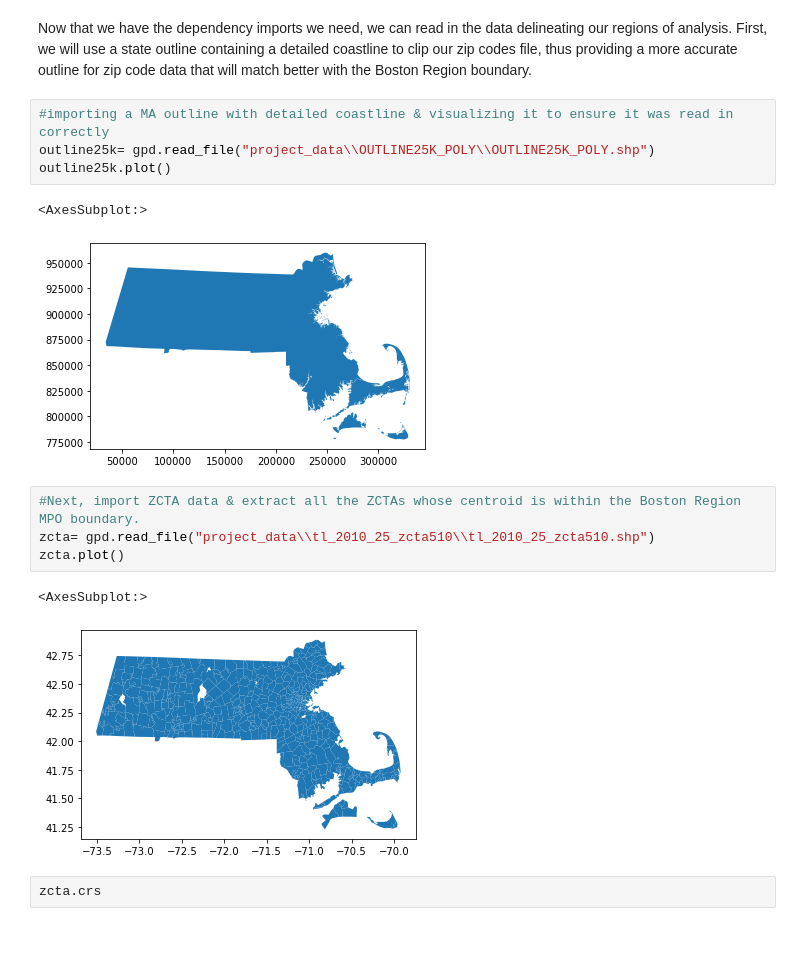
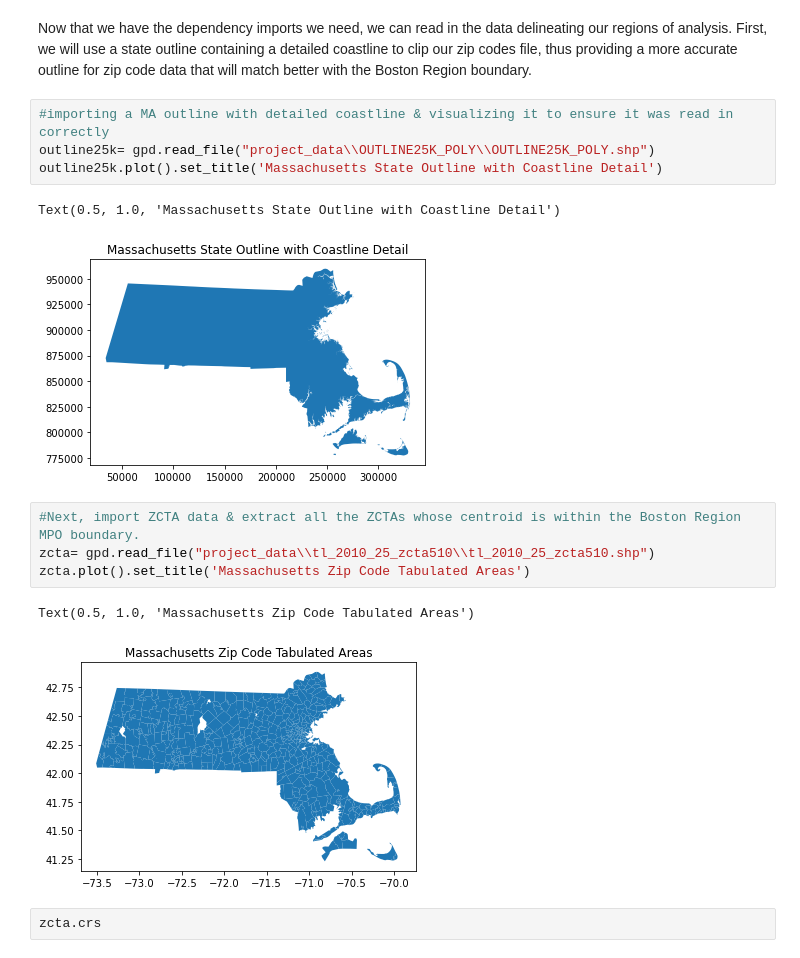
Before and after one commit to finashort/uep239-final-project, a Jupyter notebook: UEP239Final.ipynb, the cells around one changed output. Saved outputs shown, nothing was run; the diff lists cells and outputs as text.

```diff
--- a/UEP239Final.ipynb
+++ b/UEP239Final.ipynb
@@ -54,17 +54,17 @@ Now that we have the dependency imports we need, we can read in the data delinea
 # %%
 #importing a MA outline with detailed coastline & visualizing it to ensure it was read in correctly
 outline25k= gpd.read_file("project_data\\OUTLINE25K_POLY\\OUTLINE25K_POLY.shp")
-outline25k.plot()
+outline25k.plot().set_title('Massachusetts State Outline with Coastline Detail')
 # %% [output]
-<AxesSubplot:>
+Text(0.5, 1.0, 'Massachusetts State Outline with Coastline Detail')
-[figure, old version]
+[figure, new version]
 # %%
 #Next, import ZCTA data & extract all the ZCTAs whose centroid is within the Boston Region MPO boundary.
 zcta= gpd.read_file("project_data\\tl_2010_25_zcta510\\tl_2010_25_zcta510.shp")
-zcta.plot()
+zcta.plot().set_title('Massachusetts Zip Code Tabulated Areas')
 # %% [output]
-<AxesSubplot:>
+Text(0.5, 1.0, 'Massachusetts Zip Code Tabulated Areas')
-[figure, old version]
+[figure, new version]
 # %%
 zcta.crs
 # %% [output]
```
Also changed, not shown: parts of 12 cells of this notebook.
